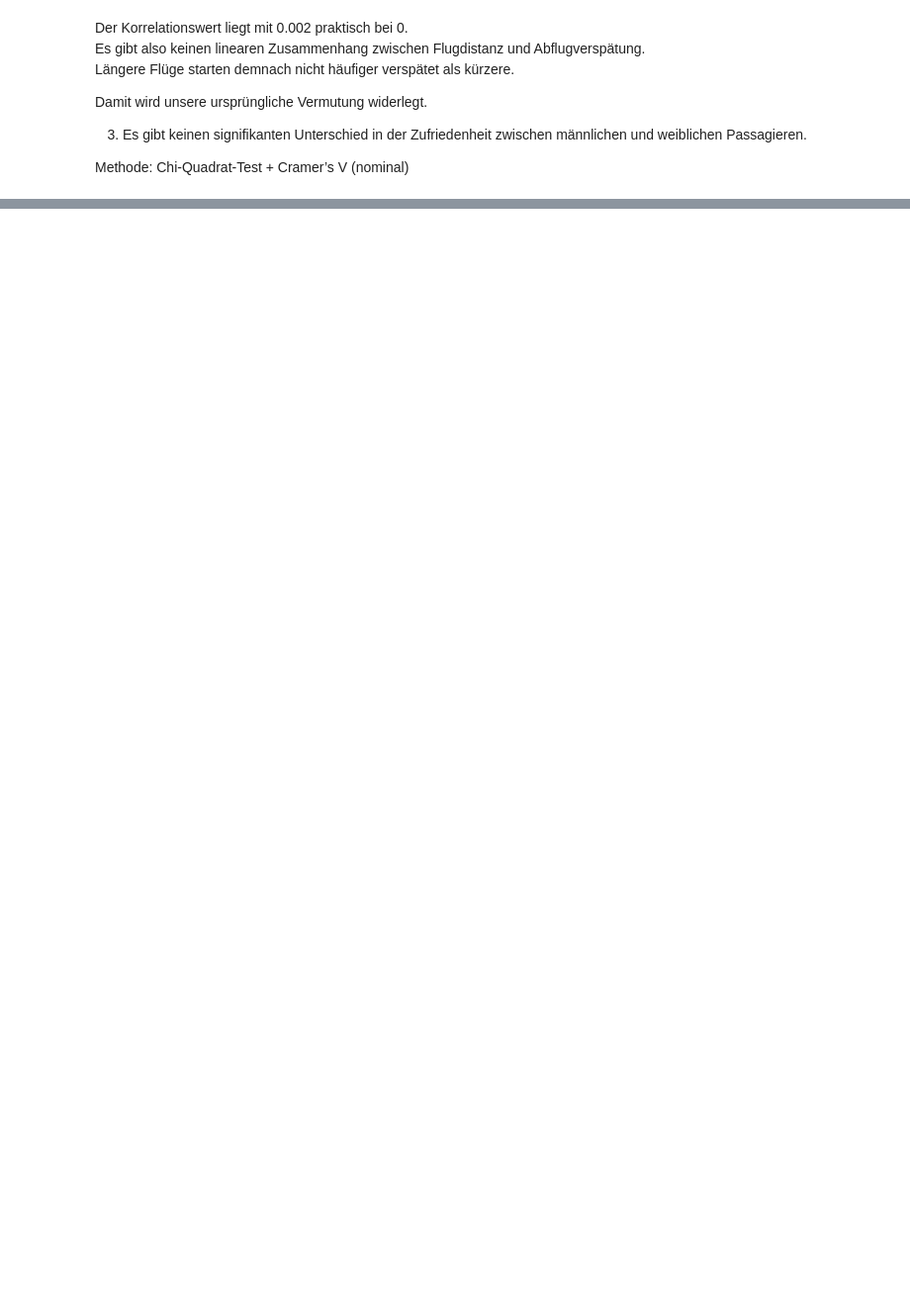
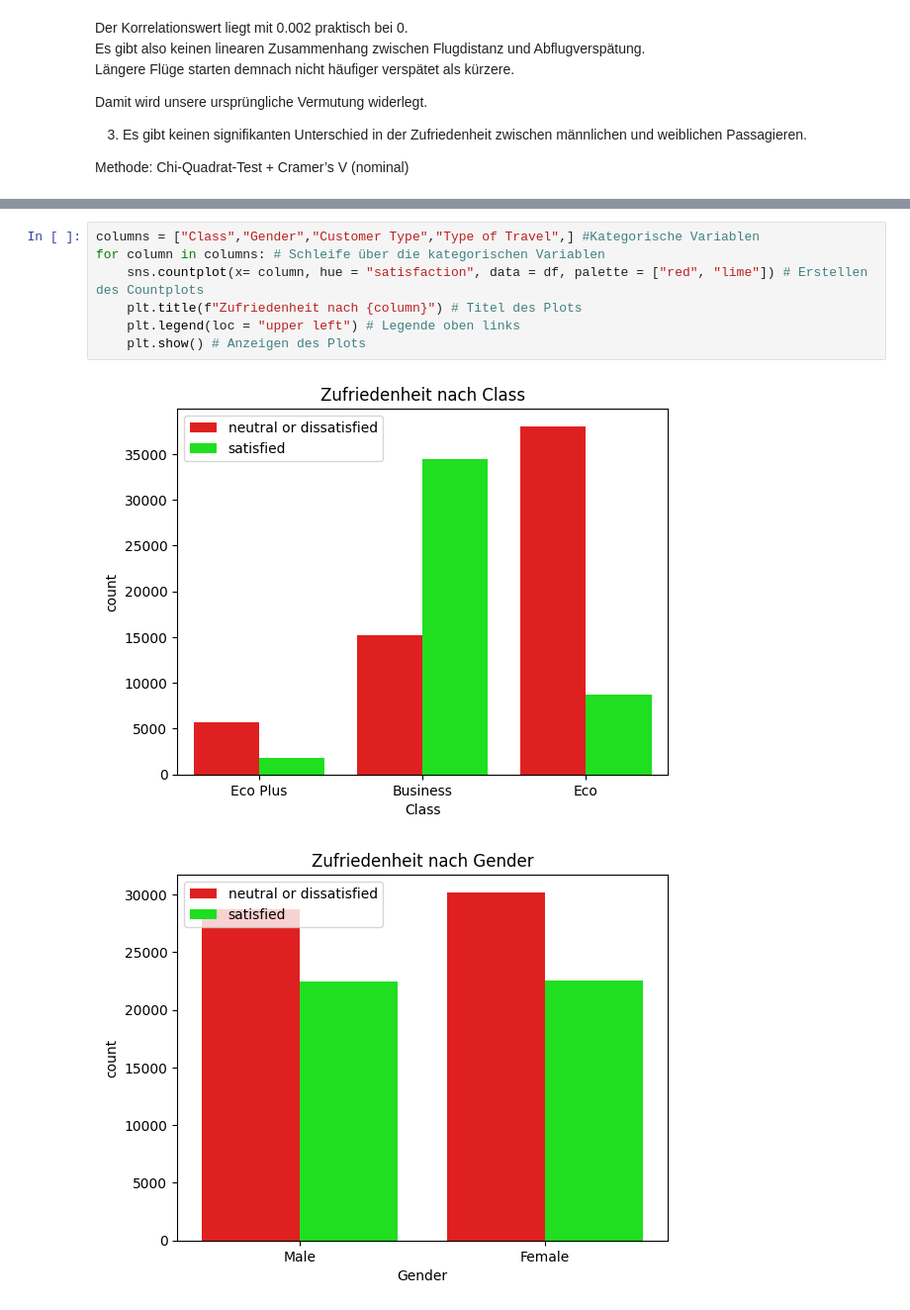
Before and after one commit to Sulphur1407/DSKI-Portfolio-1, a Jupyter notebook: PortfolioFinalVersion.ipynb, the cells around one changed output, grey strips where cells are left out. Shown at 99% size. Saved outputs shown, nothing was run; the diff lists cells and outputs as text; blank space fills up the shorter version.

```diff
--- a/PortfolioFinalVersion.ipynb
+++ b/PortfolioFinalVersion.ipynb
@@ -415,0 +554,10 @@ Auf der anderen Seite wirken sich Verspätungen klar negativ aus. Wenn sich Anku
+# %%
+columns = ["Class","Gender","Customer Type","Type of Travel",] #Kategorische Variablen
+for column in columns: # Schleife über die kategorischen Variablen
+    sns.countplot(x= column, hue = "satisfaction", data = df, palette = ["red", "lime"]) # Erstellen des Countplots
+    plt.title(f"Zufriedenheit nach {column}") # Titel des Plots
+    plt.legend(loc = "upper left") # Legende oben links
+    plt.show() # Anzeigen des Plots
+# %% [output]
+[figure, added]
+[figure, added]
```
Also changed, not shown: parts of 38 cells of this notebook.
